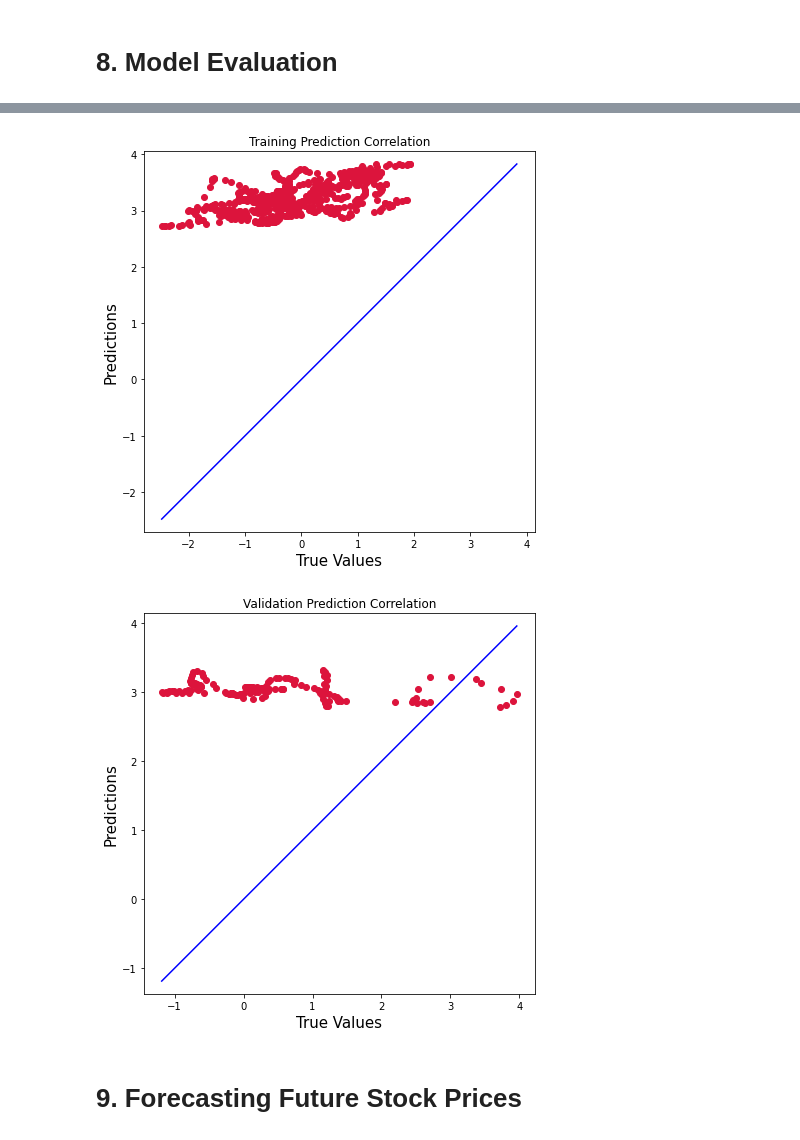
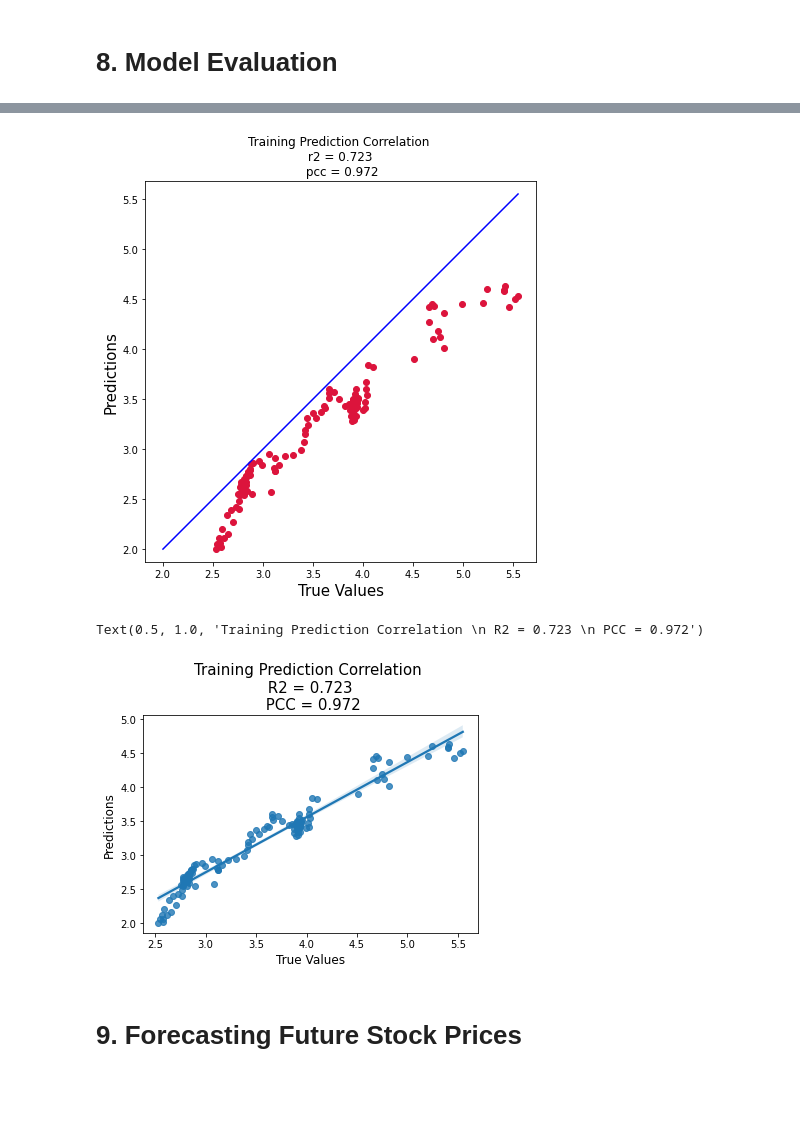
Before and after one commit to chrisprasanna/Predicting_Seattle_Gas_Prices_with_ML, a Jupyter notebook: Natural_Gas_Stock_Forecast-v4.ipynb, the cells around one changed output, grey strips where cells are left out. Drawn from its saved outputs; the diff is of its cells as text; code cells hidden in the pictures; blank space fills up the shorter version.

```diff
--- a/Natural_Gas_Stock_Forecast-v4.ipynb
+++ b/Natural_Gas_Stock_Forecast-v4.ipynb
@@ -647,0 +495,12 @@ Validation data shape (166, 10, 17) (166,)
+# %%
+X_train = x_scaler.fit_transform(X_train)
+X_val = x_scaler.transform(X_val)
+X_test = x_scaler.transform(X_test)
+
+y_his_train = y_his_scaler.fit_transform(y_his_train)
+y_his_val = y_his_scaler.transform(y_his_val)
+y_his_test = y_his_scaler.transform(y_his_test)
+
+target_train = target_scaler.fit_transform(target_train)
+target_val = target_scaler.transform(target_val)
+target_test = target_scaler.transform(target_test)
@@ -817,0 +831,5 @@ class LSTMModel(nn.Module):
+# %%
+lstm = LSTM(num_classes=1, input_size=n_timeseries, hidden_size=64, num_layers=2, # hidden=64, layers=2
+             seq_length=timesteps, dropout=0.2)
+opt = torch.optim.Adam(lstm.parameters(), lr=0.01)
+epoch_scheduler = torch.optim.lr_scheduler.ReduceLROnPlateau(optimizer=opt, patience=15)
@@ -1195,19 +1191,0 @@ target_test = target[-val_length:]
-# %%
-X_train_max = X_train.max(axis=0)
-X_train_min = X_train.min(axis=0)
-y_his_train_max = y_his_train.max(axis=0)
-y_his_train_min = y_his_train.min(axis=0)
-target_train_max = target_train.max(axis=0)
-target_train_min = target_train.min(axis=0)
-# %%
-X_train = (X_train - X_train_min) / (X_train_max - X_train_min)
-X_val = (X_val - X_train_min) / (X_train_max - X_train_min)
-X_test = (X_test - X_train_min) / (X_train_max - X_train_min)
-
-y_his_train = (y_his_train - y_his_train_min) / (y_his_train_max - y_his_train_min)
-y_his_val = (y_his_val - y_his_train_min) / (y_his_train_max - y_his_train_min)
-y_his_test = (y_his_test - y_his_train_min) / (y_his_train_max - y_his_train_min)
-
-target_train = (target_train - target_train_min) / (target_train_max - target_train_min)
-target_val = (target_val - target_train_min) / (target_train_max - target_train_min)
-target_test = (target_test - target_train_min) / (target_train_max - target_train_min)
@@ -1735,45 +1489,37 @@ plt.show()
 # %%
 # Distrubution Suitcases between predicted and actual values
 
-true_value = data_y_train
-predicted_value = scaler.inverse_transform_y(predicted_train)
+true_value = true
+predicted_value = preds
+
+r2 = r2_score(true_value, predicted_value)
+pcc, _ = PCC(true_value, predicted_value)
 
 plt.figure(figsize=(7,7))
 plt.scatter(true_value, predicted_value, c='crimson')
 # plt.yscale('log')
 # plt.xscale('log')
 
 p1 = max(max(predicted_value), max(true_value))
 p2 = min(min(predicted_value), min(true_value))
 plt.plot([p1, p2], [p1, p2], 'b-')
 plt.xlabel('True Values', fontsize=15)
 plt.ylabel('Predictions', fontsize=15)
 plt.axis('equal')
-plt.title('Training Prediction Correlation')
+plt.title(f'Training Prediction Correlation \n r2 = {r2:.3f} \n pcc = {pcc[0]:.3f}')
 plt.show()
 # %% [output]
-[figure, old version]
+[figure, new version]
 # %%
 # Distrubution Suitcases between predicted and actual values
 
-true_value = data_y_val
-predicted_value = scaler.inverse_transform_y(predicted_val)
-
-plt.figure(figsize=(7,7))
-plt.scatter(true_value, predicted_value, c='crimson')
-# plt.yscale('log')
-# plt.xscale('log')
-
-p1 = max(max(predicted_value), max(true_value))
-p2 = min(min(predicted_value), min(true_value))
-plt.plot([p1, p2], [p1, p2], 'b-')
-plt.xlabel('True Values', fontsize=15)
-plt.ylabel('Predictions', fontsize=15)
-plt.axis('equal')
-plt.title('Validation Prediction Correlation')
-plt.show()
+ax = sns.regplot(x=true, y=preds)
+ax.set_xlabel('True Values', fontsize=12)
+ax.set_ylabel('Predictions', fontsize=12)
+ax.set_title(f'Training Prediction Correlation \n R2 = {r2:.3f} \n PCC = {pcc[0]:.3f}', fontsize=15)
 # %% [output]
+Text(0.5, 1.0, 'Training Prediction Correlation \n R2 = 0.723 \n PCC = 0.972')
-[figure, old version]
+[figure, new version]
 # %% [markdown]
 # 9. Forecasting Future Stock Prices
 # %%
```
Also changed, not shown: parts of 91 cells of this notebook, 2 other files.
